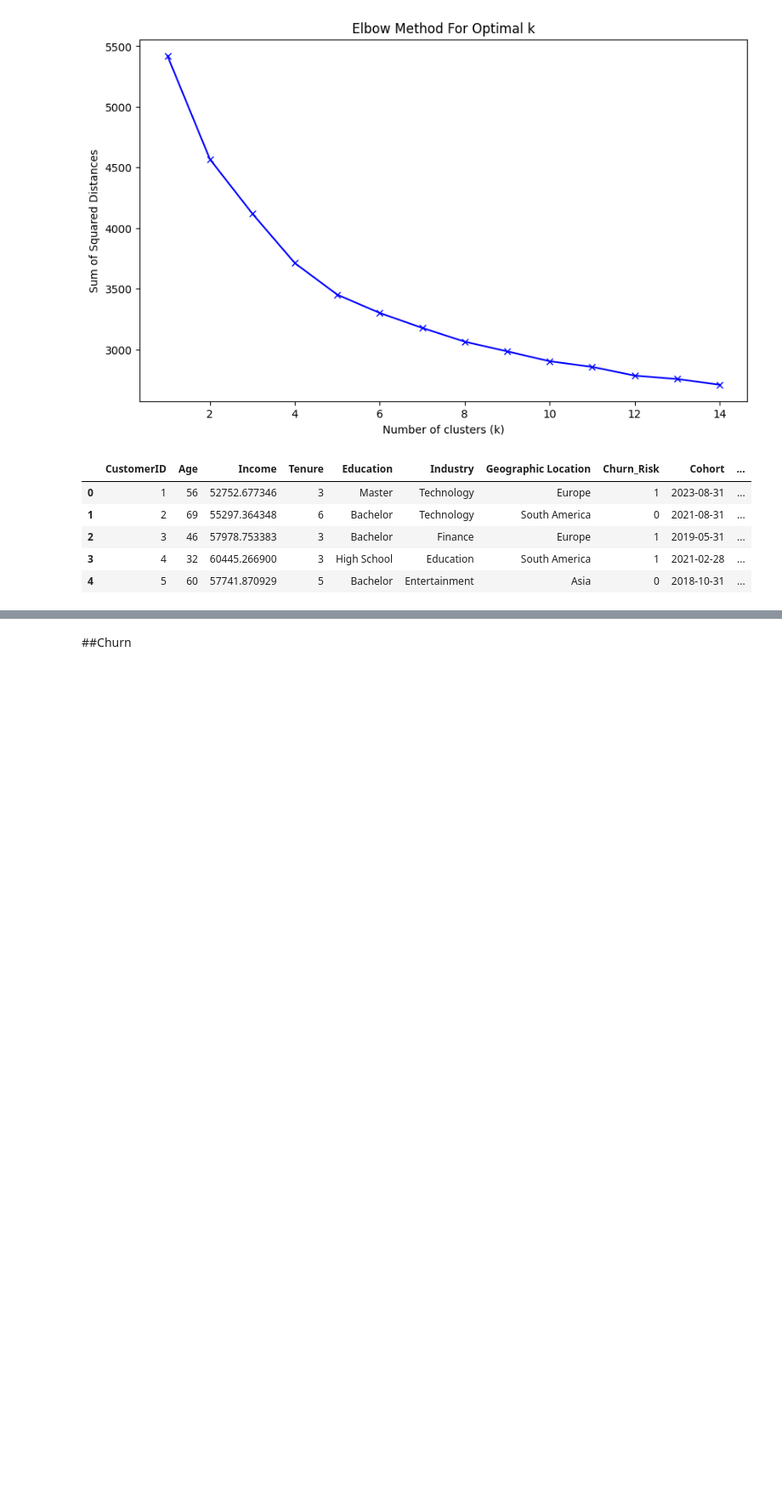
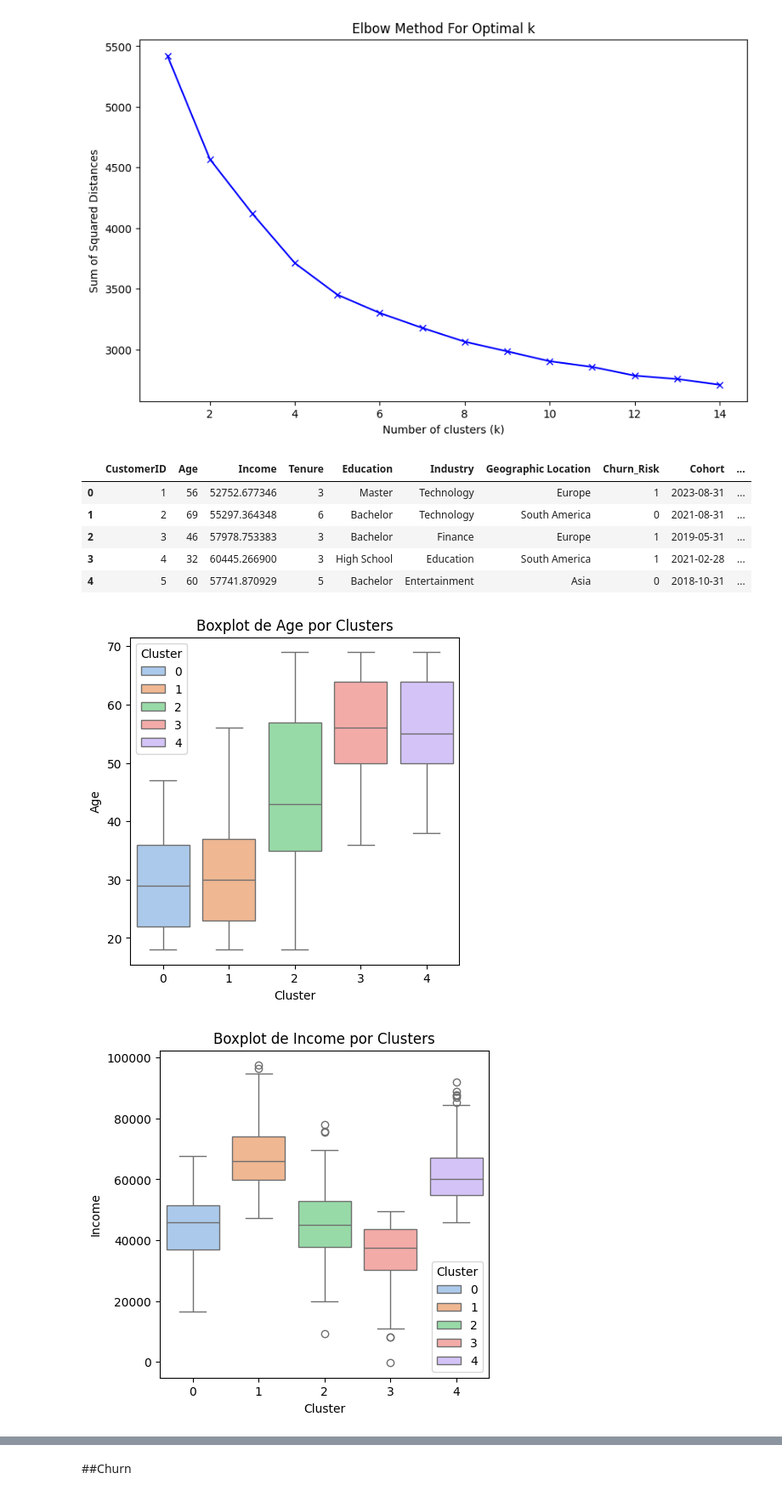
Before and after one commit to zayo1511/LaboratorioDeAnalisisDeDatosFinancierosYDeDisenoDeIndicadores, a Jupyter notebook: kmeans_orden_y_churn.ipynb, the cells around one changed output, grey strips where cells are left out. Shown: that part at 85% size. Cells and saved outputs as stored; diff of their text form; code cells hidden in the pictures; blank space fills up the shorter version.

```diff
--- a/kmeans_orden_y_churn.ipynb
+++ b/kmeans_orden_y_churn.ipynb
@@ -110,9 +101,11 @@ data.head()
 | 3 | 4 | 32 | 60445.266900 | 3 | High School | Education | South America | 1 | 2021-02-28 | ... |
 | 4 | 5 | 60 | 57741.870929 | 5 | Bachelor | Entertainment | Asia | 0 | 2018-10-31 | ... |
 # %%
-def boxplot_clusters(columns):
-    for col in columns:
-        plt.figure(figsize=(5, 5))
-        sns.boxplot(x='Cluster', y=col, data=data, hue='Cluster', palette='Set3')
-        plt.title(f'Boxplot de {col} por Clusters')
-        plt.show()
+for col in numerical_features:
+    plt.figure(figsize=(5, 5))
+    sns.boxplot(x='Cluster', y=col, data=data, hue='Cluster', palette='pastel')
+    plt.title(f'Boxplot de {col} por Clusters')
+    plt.show()
+# %% [output]
+[figure, added]
+[figure, added]
```
Also changed, not shown: parts of 21 cells of this notebook.
